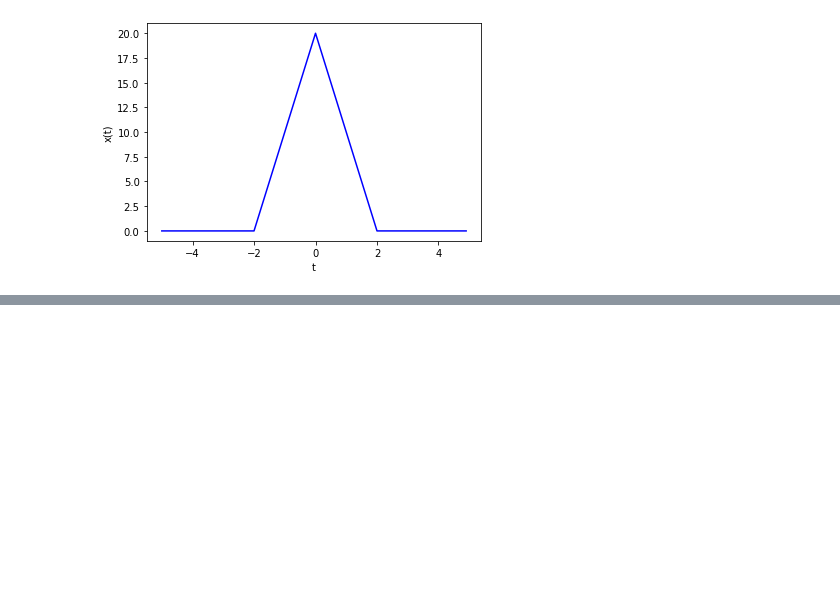
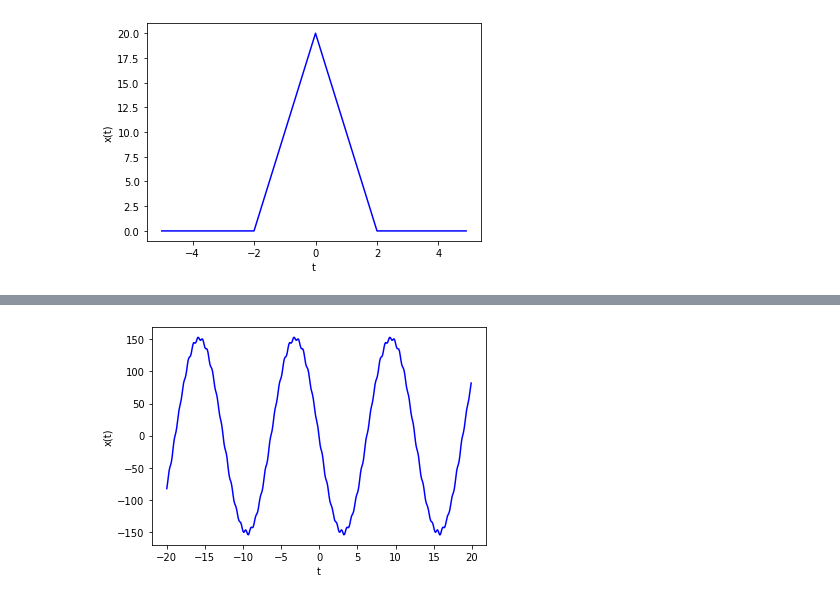
Before and after one commit to hoseinlook/signals_and_systems_hws, a Jupyter notebook: hw2/HW2_signals_and_systems.ipynb, the cells around one changed output, grey strips where cells are left out. Saved outputs shown, nothing was run; the diff lists cells and outputs as text; code cells hidden in the pictures; blank space fills up the shorter version.

```diff
--- a/hw2/HW2_signals_and_systems.ipynb
+++ b/hw2/HW2_signals_and_systems.ipynb
@@ -82,0 +135,6 @@ plot_ct_signal(t, y_t)
+# %%
+h = lambda t: u(t+8)-u(t -8)
+y_t= convolution_ct(t,x,h)
+plot_ct_signal(t, y_t)
+# %% [output]
+[figure, added]
```
Also changed, not shown: parts of 16 cells of this notebook, 1 other file.
